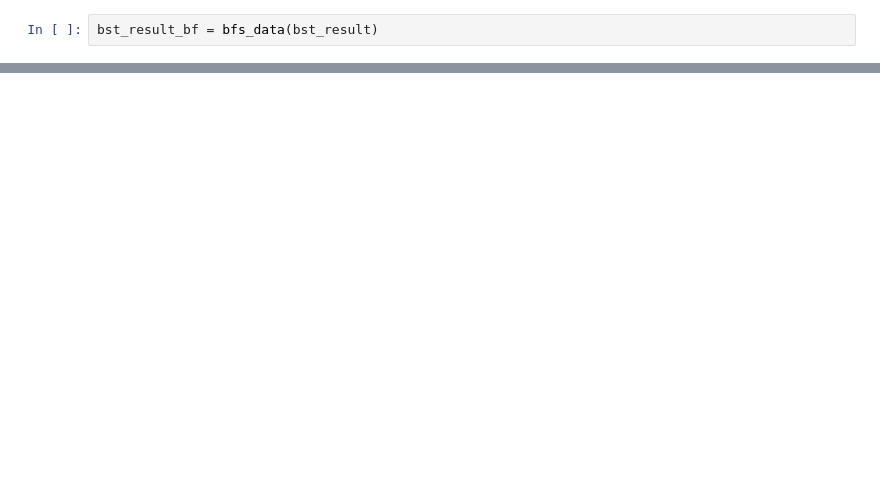
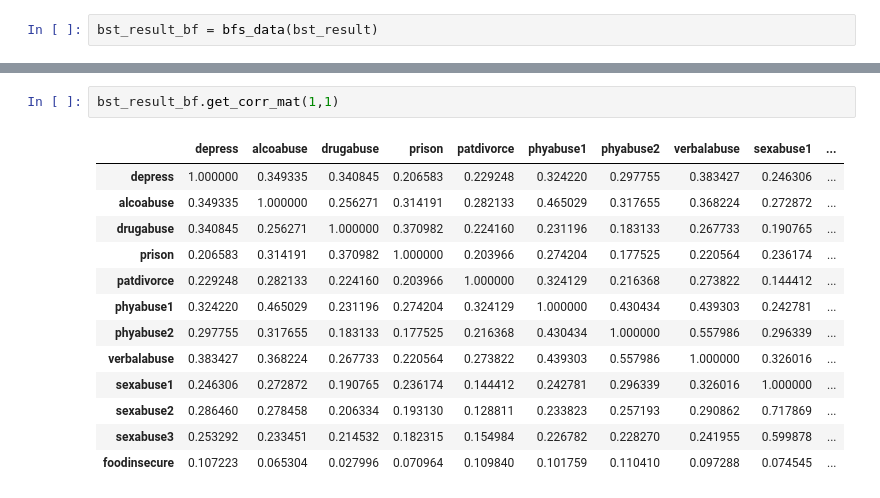
Before and after one commit to Paeans/ace.simulator, a Jupyter notebook: ace_model/howto-transmit-model.ipynb, the cells around one changed output, grey strips where cells are left out. Drawn from its saved outputs; the diff is of its cells as text; blank space fills up the shorter version.

```diff
--- a/ace_model/howto-transmit-model.ipynb
+++ b/ace_model/howto-transmit-model.ipynb
@@ -177,0 +216,16 @@ bst_result[bst_result.age < 18]
+# %%
+bst_result_bf.get_corr_mat(1,1)
+# %% [output]
+|  | depress | alcoabuse | drugabuse | prison | patdivorce | phyabuse1 | phyabuse2 | verbalabuse | sexabuse1 | ... |
+| depress | 1.000000 | 0.349335 | 0.340845 | 0.206583 | 0.229248 | 0.324220 | 0.297755 | 0.383427 | 0.246306 | ... |
+| alcoabuse | 0.349335 | 1.000000 | 0.256271 | 0.314191 | 0.282133 | 0.465029 | 0.317655 | 0.368224 | 0.272872 | ... |
+| drugabuse | 0.340845 | 0.256271 | 1.000000 | 0.370982 | 0.224160 | 0.231196 | 0.183133 | 0.267733 | 0.190765 | ... |
+| prison | 0.206583 | 0.314191 | 0.370982 | 1.000000 | 0.203966 | 0.274204 | 0.177525 | 0.220564 | 0.236174 | ... |
+| patdivorce | 0.229248 | 0.282133 | 0.224160 | 0.203966 | 1.000000 | 0.324129 | 0.216368 | 0.273822 | 0.144412 | ... |
+| phyabuse1 | 0.324220 | 0.465029 | 0.231196 | 0.274204 | 0.324129 | 1.000000 | 0.430434 | 0.439303 | 0.242781 | ... |
+| phyabuse2 | 0.297755 | 0.317655 | 0.183133 | 0.177525 | 0.216368 | 0.430434 | 1.000000 | 0.557986 | 0.296339 | ... |
+| verbalabuse | 0.383427 | 0.368224 | 0.267733 | 0.220564 | 0.273822 | 0.439303 | 0.557986 | 1.000000 | 0.326016 | ... |
+| sexabuse1 | 0.246306 | 0.272872 | 0.190765 | 0.236174 | 0.144412 | 0.242781 | 0.296339 | 0.326016 | 1.000000 | ... |
+| sexabuse2 | 0.286460 | 0.278458 | 0.206334 | 0.193130 | 0.128811 | 0.233823 | 0.257193 | 0.290862 | 0.717869 | ... |
+| sexabuse3 | 0.253292 | 0.233451 | 0.214532 | 0.182315 | 0.154984 | 0.226782 | 0.228270 | 0.241955 | 0.599878 | ... |
+| foodinsecure | 0.107223 | 0.065304 | 0.027996 | 0.070964 | 0.109840 | 0.101759 | 0.110410 | 0.097288 | 0.074545 | ... |
```
Also changed, not shown: parts of 13 cells of this notebook, 1 other file.
